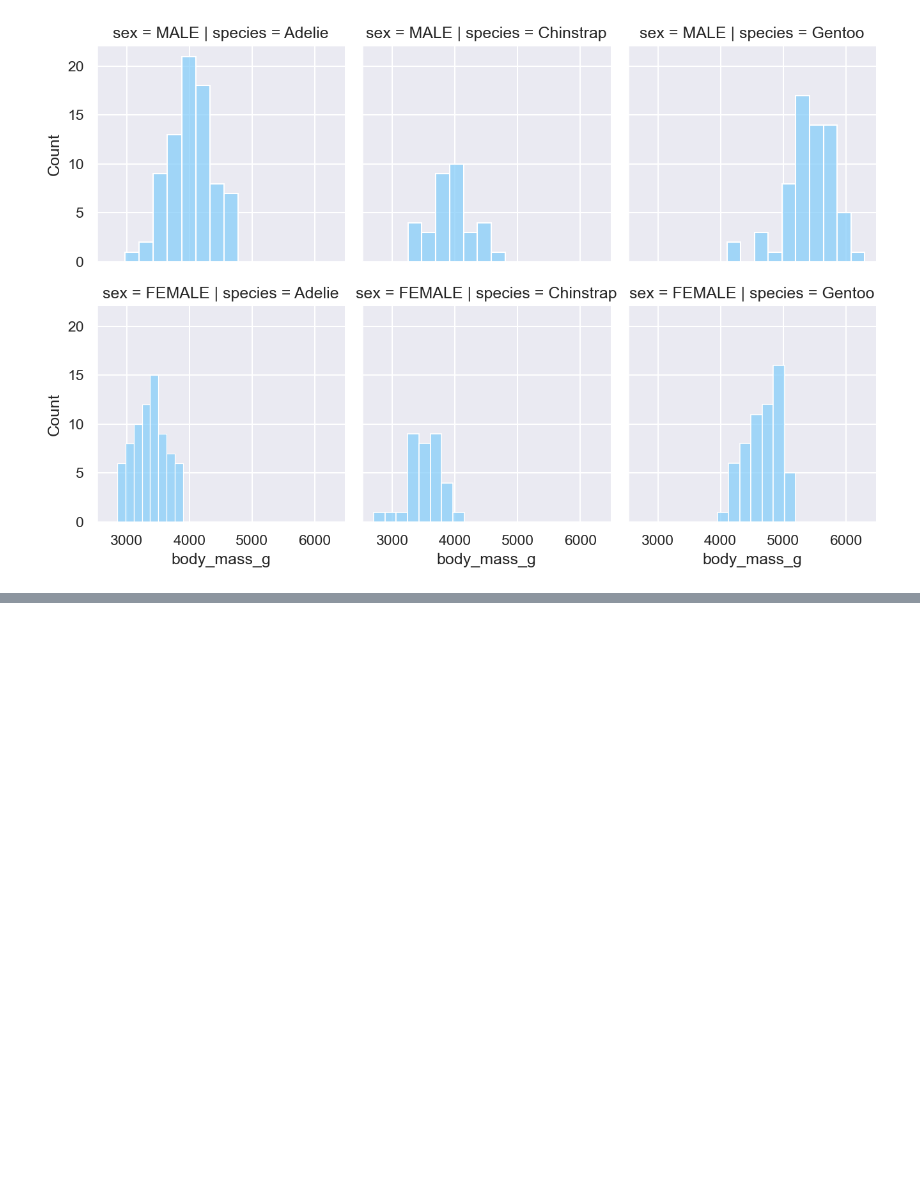
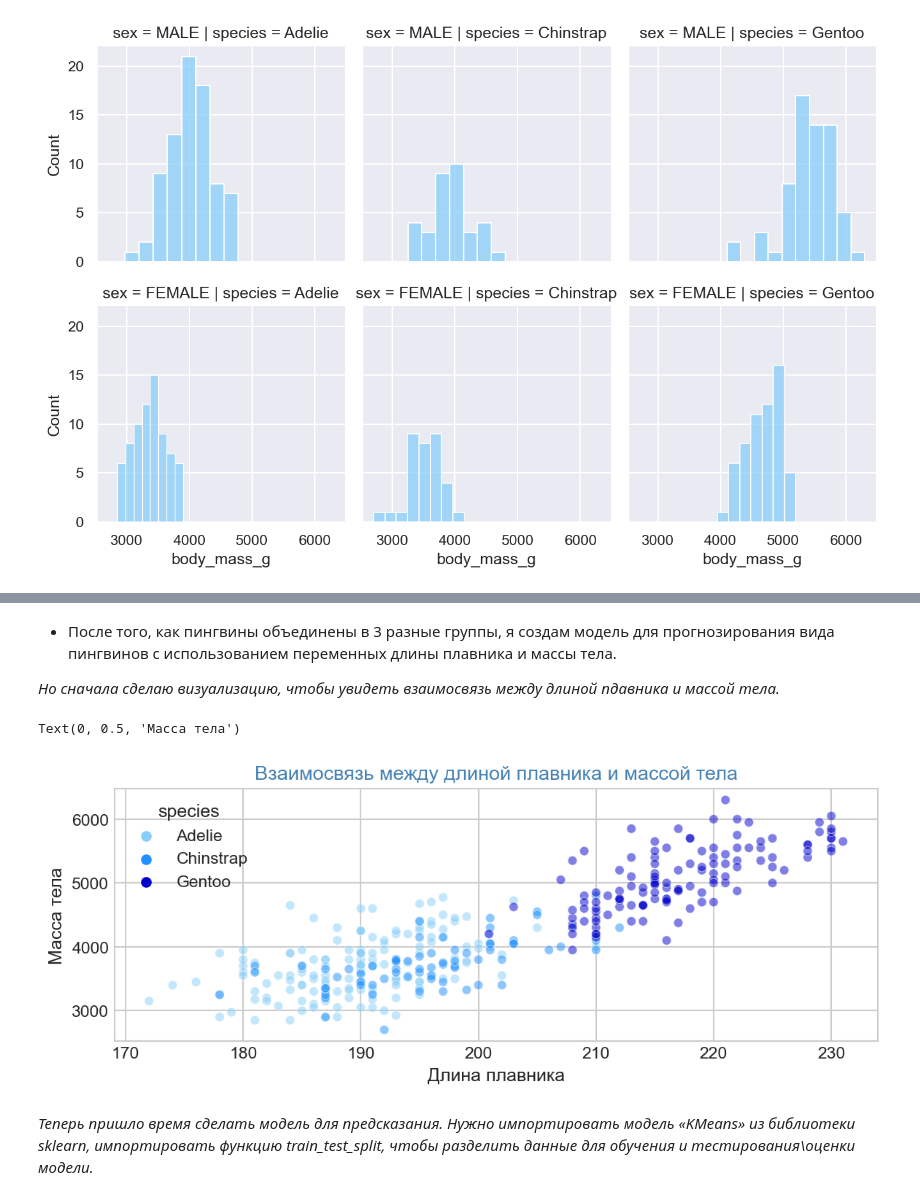
Before and after one commit to alesialesia/Project, a Jupyter notebook: Final version Penguins in Antarctica.ipynb, the cells around one changed output, grey strips where cells are left out. Cells and saved outputs as stored; diff of their text form; code cells hidden in the pictures; blank space fills up the shorter version.

```diff
--- a/Final version Penguins in Antarctica.ipynb
+++ b/Final version Penguins in Antarctica.ipynb
@@ -681,0 +861,14 @@ plt.show()
+# %% [markdown]
+- После того, как пингвины объединены в 3 разные группы, я создам модель для прогнозирования вида пингвинов с использованием переменных длины плавника и массы тела.
+
+_Но сначала сделаю визуализацию, чтобы увидеть взаимосвязь между длиной пдавника и массой тела._
+# %%
+sns.scatterplot(data = df, x = 'flipper_length_mm' , y = 'body_mass_g' , hue = 'species' , alpha = 0.5)
+plt.title("Взаимосвязь между длиной плавника и массой тела", size=13, color="#4682B4")
+plt.xlabel("Длина плавника")
+plt.ylabel("Масса тела")
+# %% [output]
+Text(0, 0.5, 'Масса тела')
+[figure, added]
+# %% [markdown]
+_Теперь пришло время сделать модель для предсказания. Нужно импортировать модель «KMeans» из библиотеки sklearn, импортировать функцию train_test_split, чтобы разделить данные для обучения и тестирования\оценки модели._
```
Also changed, not shown: parts of 59 cells of this notebook.
